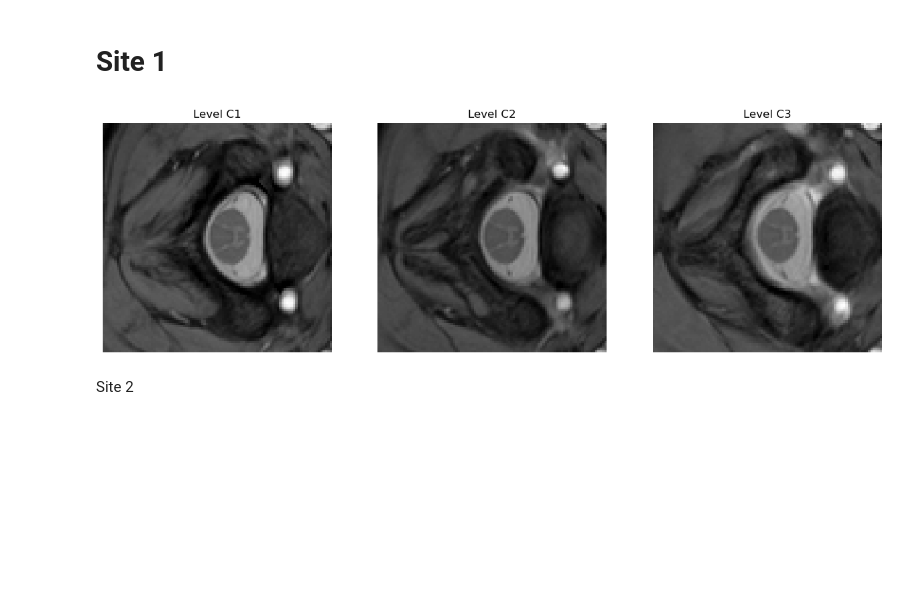
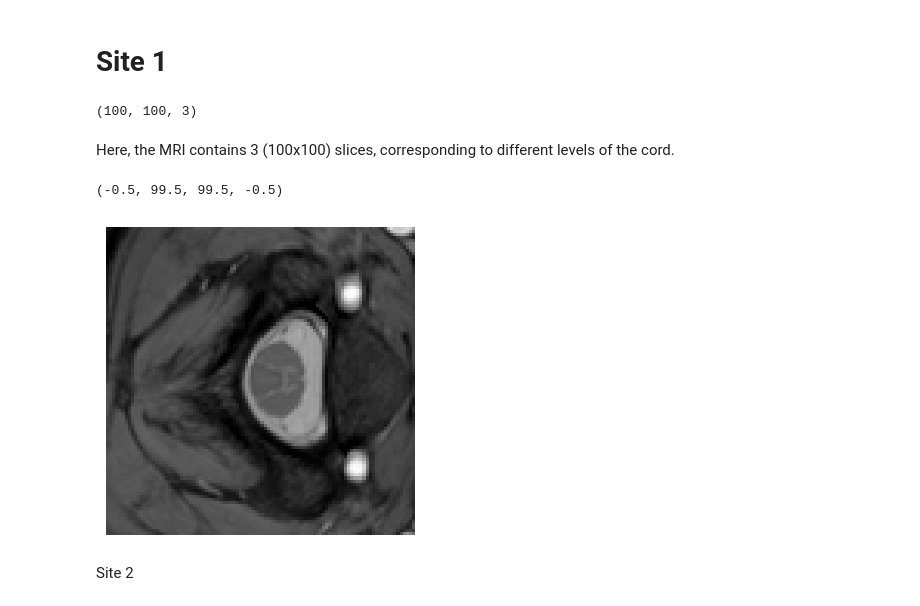
Before and after one commit to Clement1103/data_science_projects, a Jupyter notebook: DL_projects/spinal_cord_segmentation/gray_matter_segmentation.ipynb, the cells around one changed output. Drawn from its saved outputs; the diff is of its cells as text; code cells hidden in the pictures; blank space fills up the shorter version.

```diff
--- a/DL_projects/spinal_cord_segmentation/gray_matter_segmentation.ipynb
+++ b/DL_projects/spinal_cord_segmentation/gray_matter_segmentation.ipynb
@@ -44,16 +45,20 @@ def load_nifti_image(file_path):
     return img_data
 # %% [markdown]
 # Site 1
+# %%
+img_test1 = load_nifti_image('./train/site1-sc01-image.nii.gz')
+img_test1.shape
+# %% [output]
+(100, 100, 3)
+# %% [markdown]
+Here, the MRI contains 3 (100x100) slices, corresponding to different levels of the cord.
 # %%
-img_test = load_nifti_image('./train/site1-sc01-image.nii.gz')
-plt.figure(figsize=(15,6))
-for k in range(3):
-    plt.subplot(1,3,k+1)
-    plt.imshow(img_test[:,:,k], cmap='gray')
-    plt.axis('off')
-    plt.title(f'Level C{k+1}')
+plt.figure(figsize=(10,4))
+plt.imshow(img_test1[:,:,0], cmap='gray')
+plt.axis('off')
 # %% [output]
+(-0.5, 99.5, 99.5, -0.5)
-[figure, old version]
+[figure, new version]
 # %% [markdown]
 Site 2
 # %%
```
Also changed, not shown: parts of 11 cells of this notebook, 11 other files.
